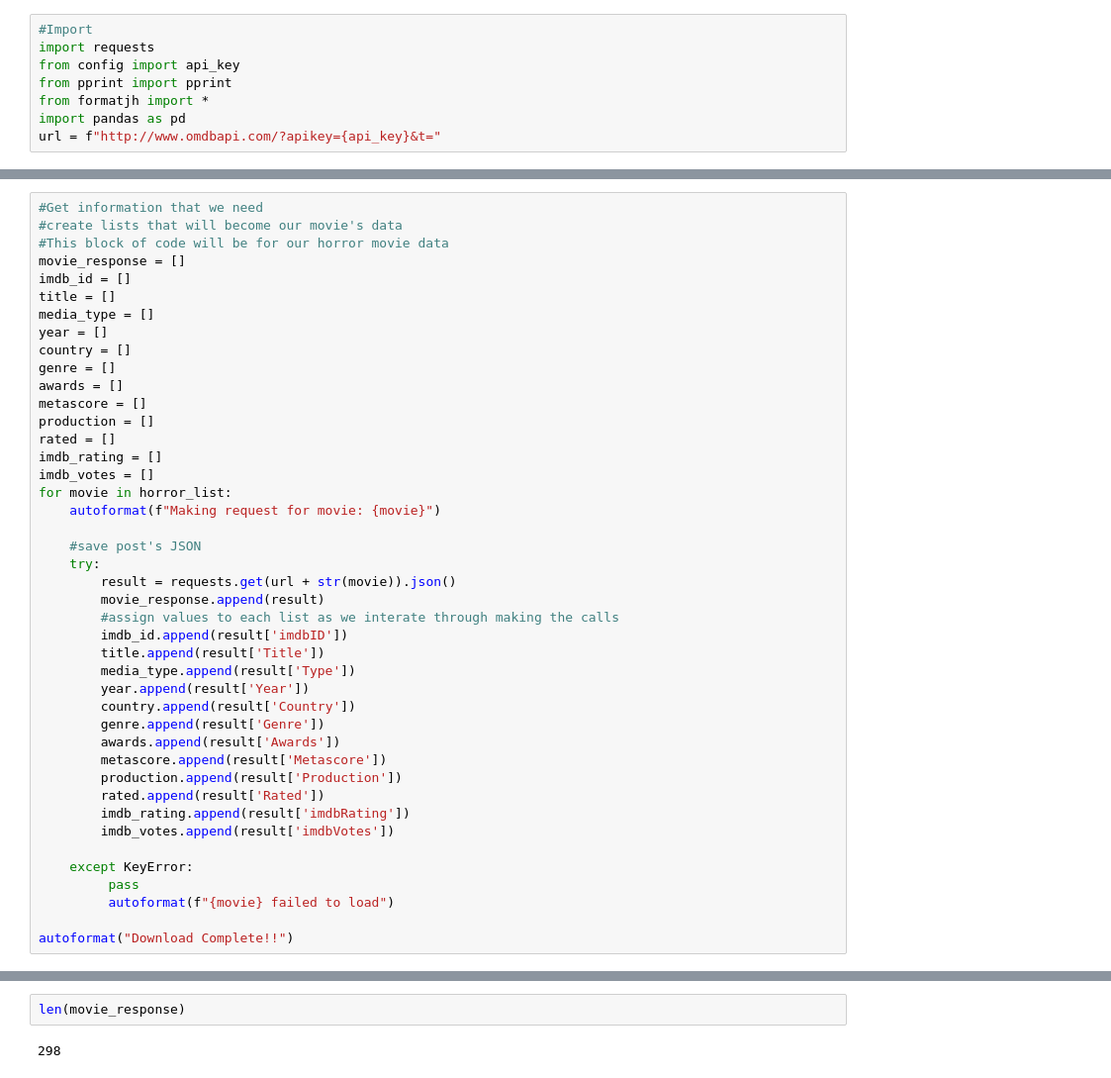
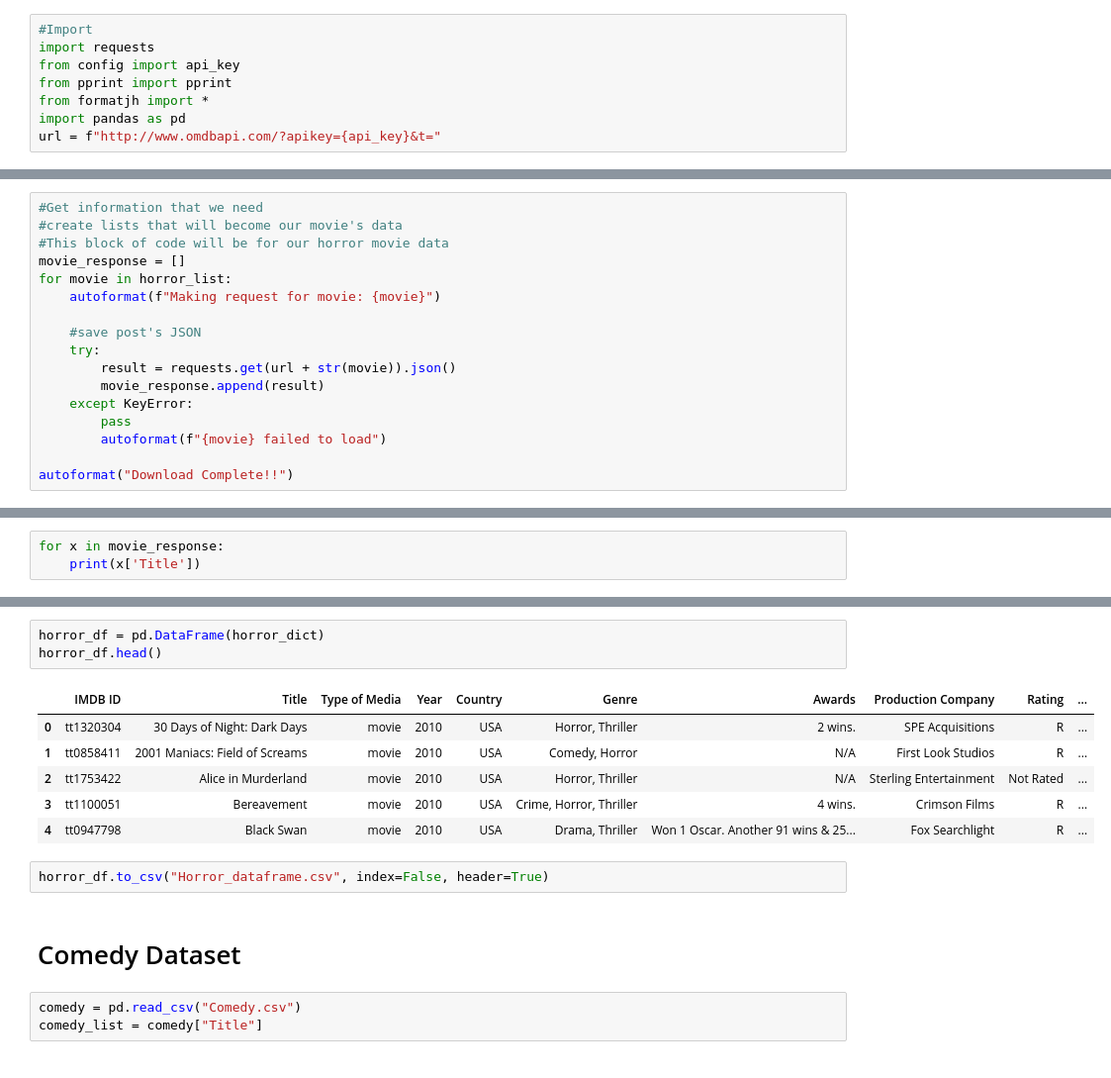
Before and after one commit to ltbird259/Project_1, a Jupyter notebook: API_JDH.ipynb, the cells around one changed output, grey strips where cells are left out. Shown: that part at 99% size. Drawn from its saved outputs; the diff is of its cells as text.

Commit message:
Established API procedure and created horror dataframe

```diff
--- a/API_JDH.ipynb
+++ b/API_JDH.ipynb
@@ -18,18 +16,6 @@ horror_list_sample = ["Aliens","Despicable Me","I Spit on Your Grave"]
 #create lists that will become our movie's data
 #This block of code will be for our horror movie data
 movie_response = []
-imdb_id = []
-title = []
-media_type = []
-year = []
-country = []
-genre = []
-awards = []
-metascore = []
-production = []
-rated = []
-imdb_rating = []
-imdb_votes = []
 for movie in horror_list:
     autoformat(f"Making request for movie: {movie}")
 
@@ -37,23 +23,9 @@ for movie in horror_list:
     try:
         result = requests.get(url + str(movie)).json()
         movie_response.append(result)
-        #assign values to each list as we interate through making the calls
-        imdb_id.append(result['imdbID'])
-        title.append(result['Title'])
-        media_type.append(result['Type'])
-        year.append(result['Year'])
-        country.append(result['Country'])
-        genre.append(result['Genre'])
-        awards.append(result['Awards'])
-        metascore.append(result['Metascore'])
-        production.append(result['Production'])
-        rated.append(result['Rated'])
-        imdb_rating.append(result['imdbRating'])
-        imdb_votes.append(result['imdbVotes'])
-
     except KeyError:
-         pass
-         autoformat(f"{movie} failed to load")
+        pass
+        autoformat(f"{movie} failed to load")
 
 autoformat("Download Complete!!")
 # %% [output]
@@ -76,0 +69,3 @@ Download Complete!!
+# %%
+for x in movie_response:
+    print(x['Title'])
@@ -125,4 +161,17 @@ len(imdb_id)
-# %%
-len(movie_response)
-# %% [output]
-298
+# %%
+horror_df = pd.DataFrame(horror_dict)
+horror_df.head()
+# %% [output]
+|  | IMDB ID | Title | Type of Media | Year | Country | Genre | Awards | Production Company | Rating | ... |
+| 0 | tt1320304 | 30 Days of Night: Dark Days | movie | 2010 | USA | Horror, Thriller | 2 wins. | SPE Acquisitions | R | ... |
+| 1 | tt0858411 | 2001 Maniacs: Field of Screams | movie | 2010 | USA | Comedy, Horror | N/A | First Look Studios | R | ... |
+| 2 | tt1753422 | Alice in Murderland | movie | 2010 | USA | Horror, Thriller | N/A | Sterling Entertainment | Not Rated | ... |
+| 3 | tt1100051 | Bereavement | movie | 2010 | USA | Crime, Horror, Thriller | 4 wins. | Crimson Films | R | ... |
+| 4 | tt0947798 | Black Swan | movie | 2010 | USA | Drama, Thriller | Won 1 Oscar. Another 91 wins & 25... | Fox Searchlight | R | ... |
+# %%
+horror_df.to_csv("Horror_dataframe.csv", index=False, header=True)
+# %% [markdown]
+# Comedy Dataset
+# %%
+comedy = pd.read_csv("Comedy.csv")
+comedy_list = comedy["Title"]
```
Also changed, not shown: parts of 7 cells of this notebook, 3 other files.
